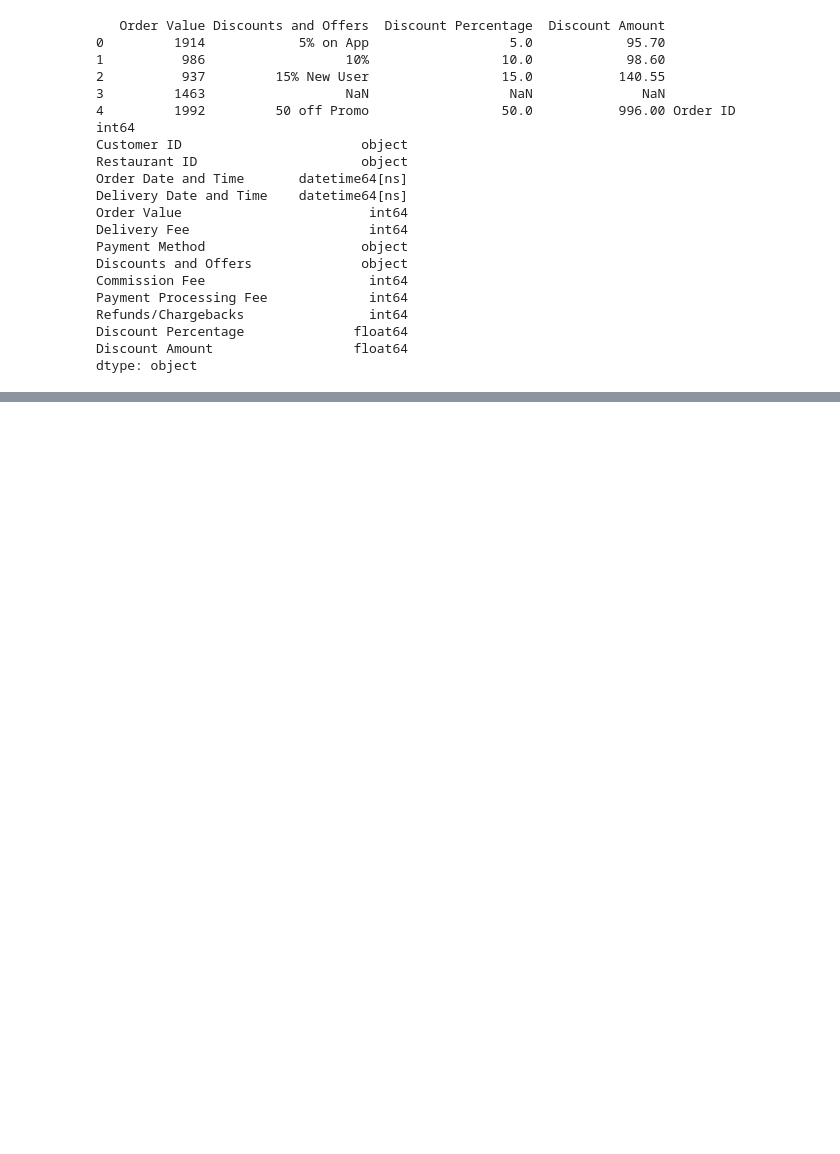
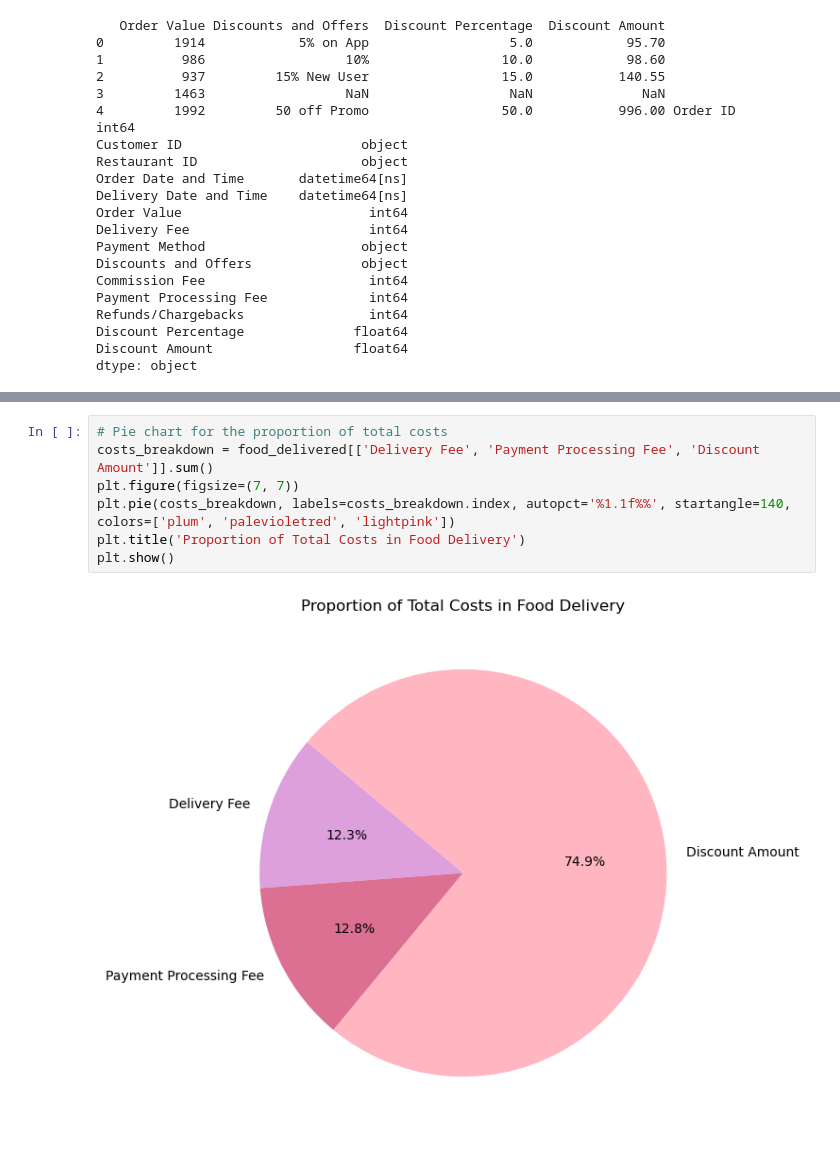
Before and after one commit to andreasoledadguerra/FirstAppliedProjects, a Jupyter notebook: Untitled-1.ipynb, the cells around one changed output, grey strips where cells are left out. Drawn from its saved outputs; the diff is of its cells as text; blank space fills up the shorter version.

```diff
--- a/Untitled-1.ipynb
+++ b/Untitled-1.ipynb
@@ -125,0 +182,9 @@ dtype: object
+# %%
+# Pie chart for the proportion of total costs
+costs_breakdown = food_delivered[['Delivery Fee', 'Payment Processing Fee', 'Discount Amount']].sum()
+plt.figure(figsize=(7, 7))
+plt.pie(costs_breakdown, labels=costs_breakdown.index, autopct='%1.1f%%', startangle=140, colors=['plum', 'palevioletred', 'lightpink'])
+plt.title('Proportion of Total Costs in Food Delivery')
+plt.show()
+# %% [output]
+[figure, added]
```
Also changed, not shown: parts of 6 cells of this notebook.
